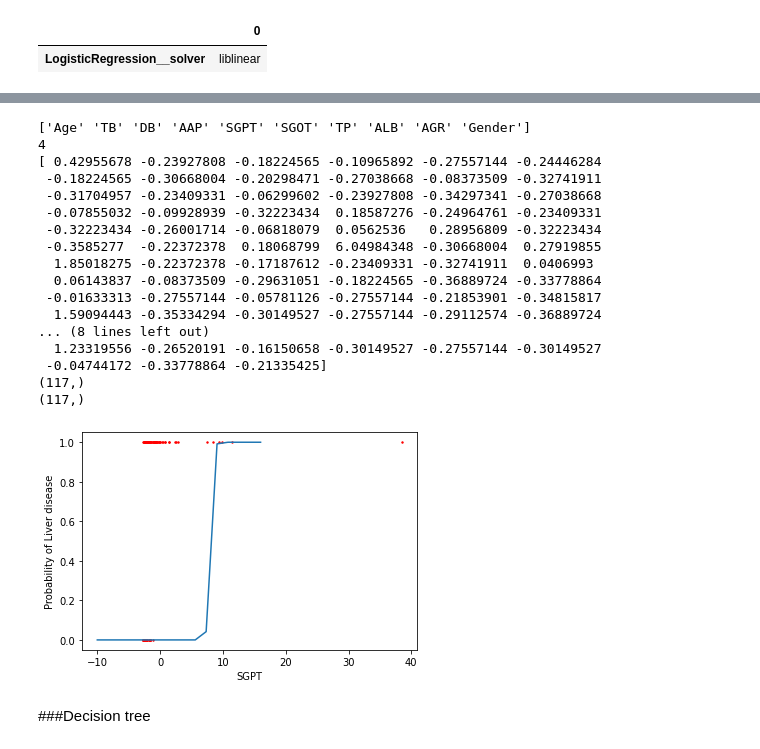
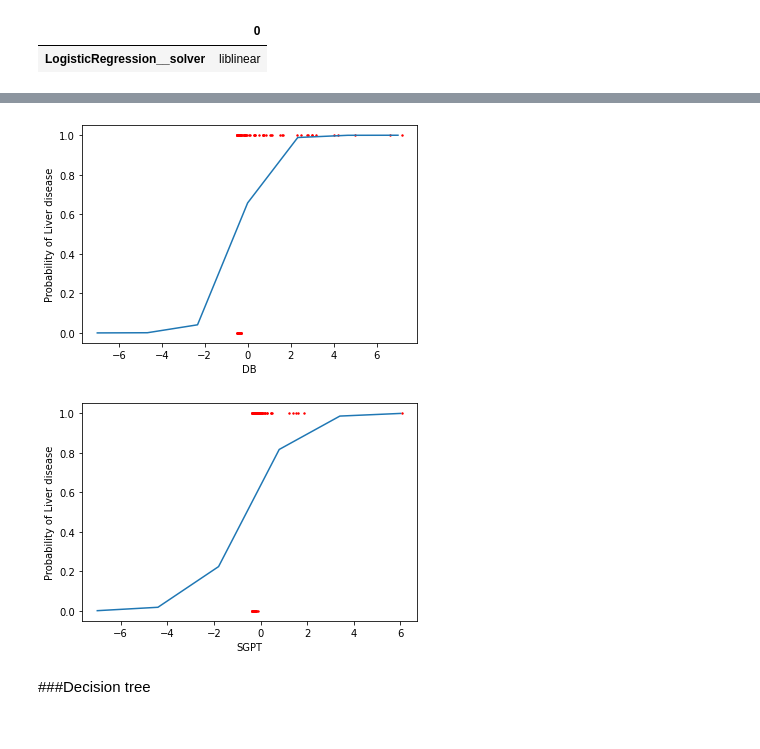
Before and after one commit to Vaxx66/DataSpaces_project, a Jupyter notebook: DataSpaces_project.ipynb, the cells around one changed output, grey strips where cells are left out. Saved outputs shown, nothing was run; the diff lists cells and outputs as text; code cells hidden in the pictures.

```diff
--- a/DataSpaces_project.ipynb
+++ b/DataSpaces_project.ipynb
@@ -676,11 +676,8 @@ def plot_augmented_data(X_train, y_train, features_pair, scaler, balancer):
 
 def plot_logistic_curve(logistic_classifier, feature, X, y):
 
-    print(logistic_classifier.best_model.named_steps['scaler'].get_feature_names_out())
     feature_id = [i for i, f in enumerate(logistic_classifier.best_model.named_steps['scaler'].get_feature_names_out()) if f==feature][0]
-    print(feature_id)
     X_scaled = logistic_classifier.best_model.named_steps['scaler'].transform(X)
-    print(X_scaled[:,feature_id])
     trained_model = logistic_classifier.best_model.named_steps[logistic_classifier.name]
     plt.figure()
     m = trained_model.coef_[0,feature_id]
@@ -688,16 +685,14 @@ def plot_logistic_curve(logistic_classifier, feature, X, y):
     x_v = X_scaled[:,feature_id]
     max_x_v = max(x_v)
     min_x_v = min(x_v)
-    x_v = x_v * (max_x_v-min_x_v) + min_x_v
-    rescale_factor = max_x_v-min_x_v
+
+    #x_v = x_v * (max_x_v-min_x_v) + min_x_v
+    #rescale_factor = max_x_v-min_x_v
     #generate values for curve overlay
 
-    lgs_curve = lambda x: 1/(1 + math.e**((int(max_x_v)+10)*(m*(x-rescale_factor)+b)))
-    x_values = np.linspace(int(min_x_v)-10, int(max_x_v)+10, int(max_x_v)+10)
+    lgs_curve = lambda x: 1/(1 + math.e**((-1)*(m*(x)+b)))
+    x_values = np.linspace(int(min_x_v)-7, int(max_x_v), int(max_x_v))
     y_values = lgs_curve(x_values)
-
-    print(x_v.shape)
-    print(y.values.ravel().shape)
 
     plt.plot(x_values, y_values)
     plt.scatter(x_v, y.values.ravel(), c='r', s=2)
@@ -762,7 +757,7 @@ class Classifier:
     cv_inner = StratifiedKFold(n_splits=self.cv_inner, shuffle=True, random_state=self.seed)
     #scorer = make_scorer(self.score_metric, average = 'weighted')
     search = GridSearchCV(estimator=self.pipeline, param_grid=self.params_grid, cv=cv_inner,
-                          scoring=self.score_metric, refit=True, verbose=4)
+                          scoring=self.score_metric, refit=True, verbose=0)
 
     # execute search
     search.fit(X_train, y_train.values.ravel())
@@ -941,7 +936,7 @@ config_dict['GENERAL'] = {
     'NUMERIC_FEATURES': ['Age','TB','DB','AAP','SGPT','SGOT','TP','ALB','AGR'],
     'BOOLEAN_FEATURES': ['Gender'],
     'SHOW_METHOD': 1, # 0 for colab, 1 for plotly, 2 for static png figures
-    'PERFORM_NCV': True
+    'PERFORM_NCV': False
 }
 
 if config_dict['GENERAL']['SHOW_METHOD'] > 0:
@@ -2145,24 +2369,9 @@ plot_2D_svm_decision_boundary(X_train, y_train, X_test, y_test, linear_model.Log
 # %%
-plot_logistic_curve(logistic_classifier_pca, "SGPT", X_test, y_test)
+plot_logistic_curve(logistic_classifier, "DB", X_test, y_test)
+plot_logistic_curve(logistic_classifier, "SGPT", X_test, y_test)
 # %% [output]
-['Age' 'TB' 'DB' 'AAP' 'SGPT' 'SGOT' 'TP' 'ALB' 'AGR' 'Gender']
-4
-[ 0.42955678 -0.23927808 -0.18224565 -0.10965892 -0.27557144 -0.24446284
- -0.18224565 -0.30668004 -0.20298471 -0.27038668 -0.08373509 -0.32741911
- -0.31704957 -0.23409331 -0.06299602 -0.23927808 -0.34297341 -0.27038668
- -0.07855032 -0.09928939 -0.32223434  0.18587276 -0.24964761 -0.23409331
- -0.32223434 -0.26001714 -0.06818079  0.0562536   0.28956809 -0.32223434
- -0.3585277  -0.22372378  0.18068799  6.04984348 -0.30668004  0.27919855
-  1.85018275 -0.22372378 -0.17187612 -0.23409331 -0.32741911  0.0406993
-  0.06143837 -0.08373509 -0.29631051 -0.18224565 -0.36889724 -0.33778864
- -0.01633313 -0.27557144 -0.05781126 -0.27557144 -0.21853901 -0.34815817
-  1.59094443 -0.35334294 -0.30149527 -0.27557144 -0.29112574 -0.36889724
-... (8 lines left out)
-  1.23319556 -0.26520191 -0.16150658 -0.30149527 -0.27557144 -0.30149527
- -0.04744172 -0.33778864 -0.21335425]
-(117,)
-(117,)
-[figure, old version]
+[figure, new version]
+[figure, added]
 # %% [markdown]
 ###Decision tree
 # %%
```
Also changed, not shown: parts of 27 cells of this notebook, 5 other files.
